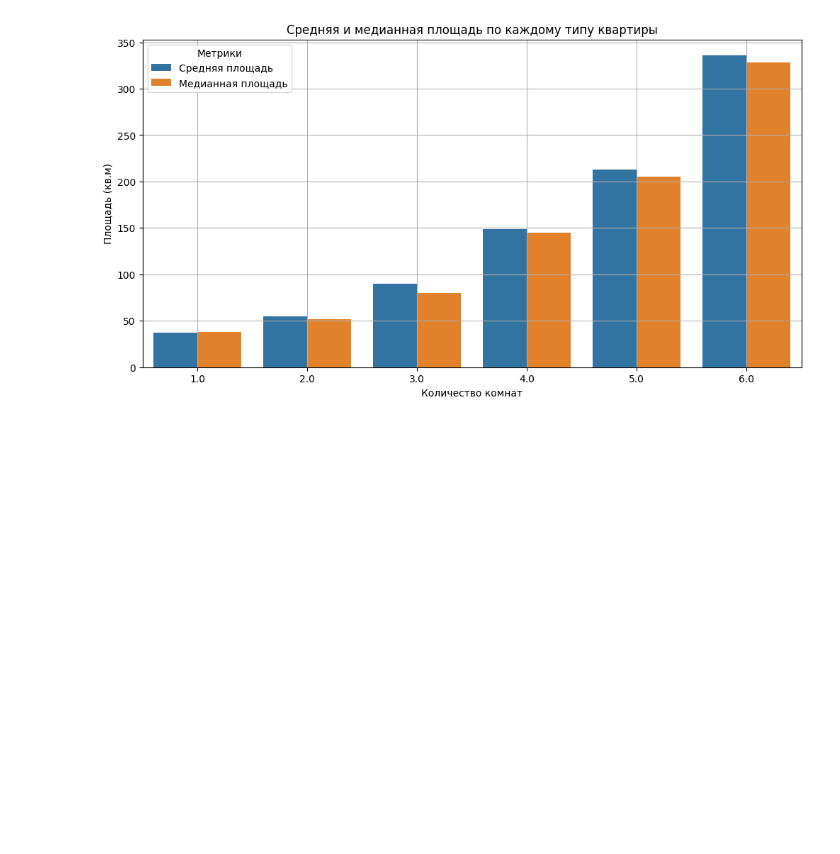
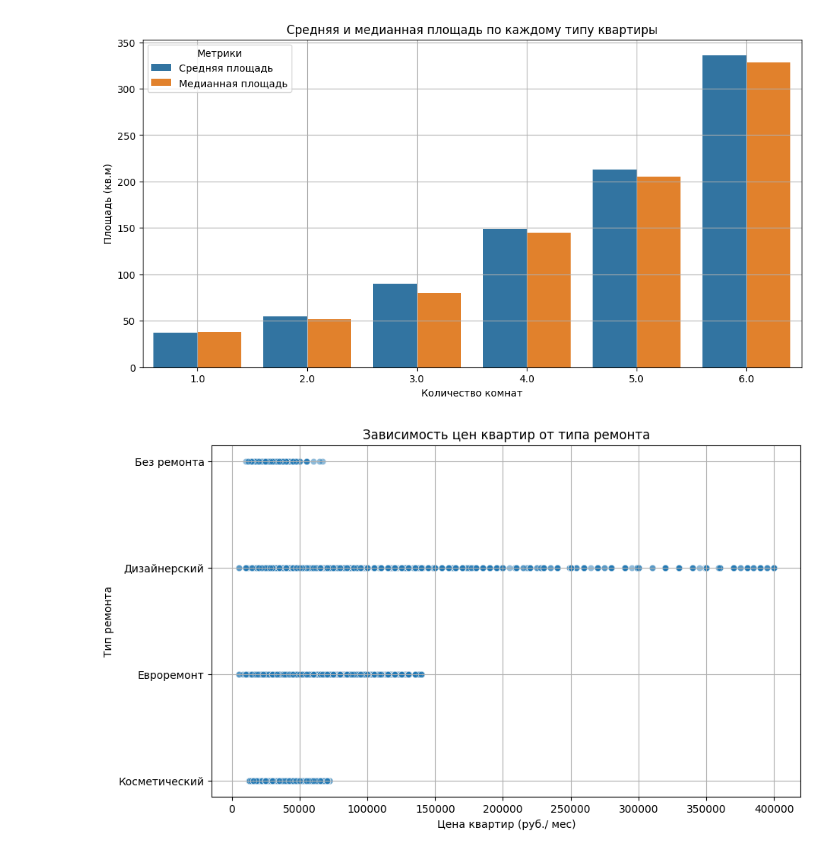
Before and after one commit to Frorxlam/Rent-data-project, a Jupyter notebook: EDA.ipynb, the cells around one changed output. Cells and saved outputs as stored; diff of their text form; code cells hidden in the pictures; blank space fills up the shorter version.

```diff
--- a/EDA.ipynb
+++ b/EDA.ipynb
@@ -114,3 +81,18 @@ plt.ylabel('Площадь (кв.м)')
 plt.grid(True)
 # %% [output]
 [figure]
+# %%
+df['Чистая_цена'] = df['Цена'].str.split().str[0]
+df['Чистая_цена'] = pd.to_numeric(df['Чистая_цена'])
+
+df_remont_cleaned = df.groupby('Ремонт').apply(remove_outliers, 'Чистая_цена').reset_index(drop=True)
+df_remont_cleaned
+
+plt.figure(figsize=(10, 6))
+sns.scatterplot(data=df_remont_cleaned, x='Чистая_цена', y='Ремонт', alpha=0.5)
+plt.title('Зависимость цен квартир от типа ремонта')
+plt.xlabel('Цена квартир (руб./ мес)')
+plt.ylabel('Тип ремонта')
+plt.grid(True)
+# %% [output]
+[figure, added]
```
Also changed, not shown: parts of 9 cells of this notebook.
